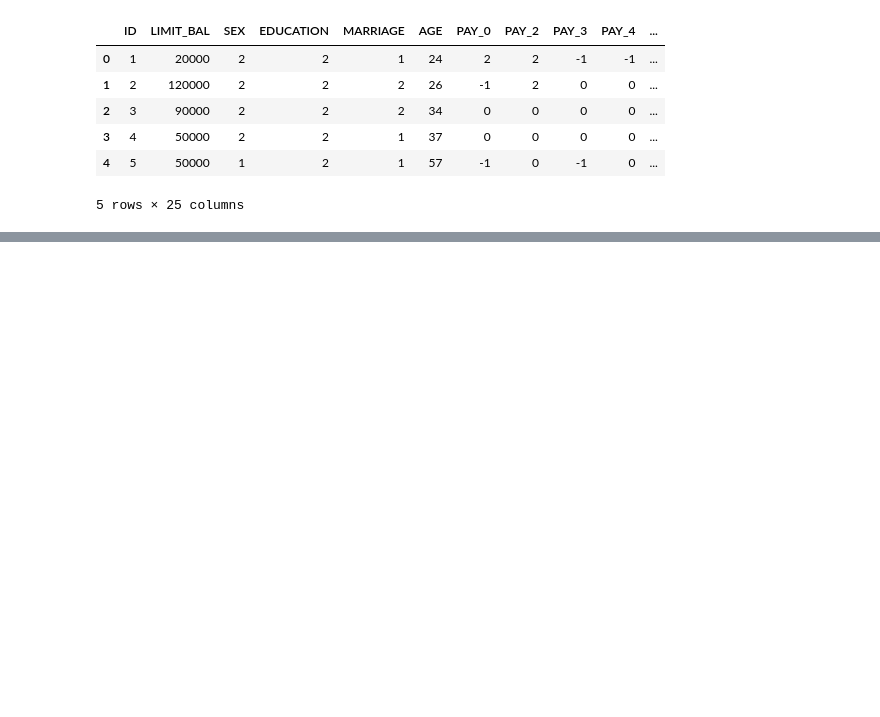
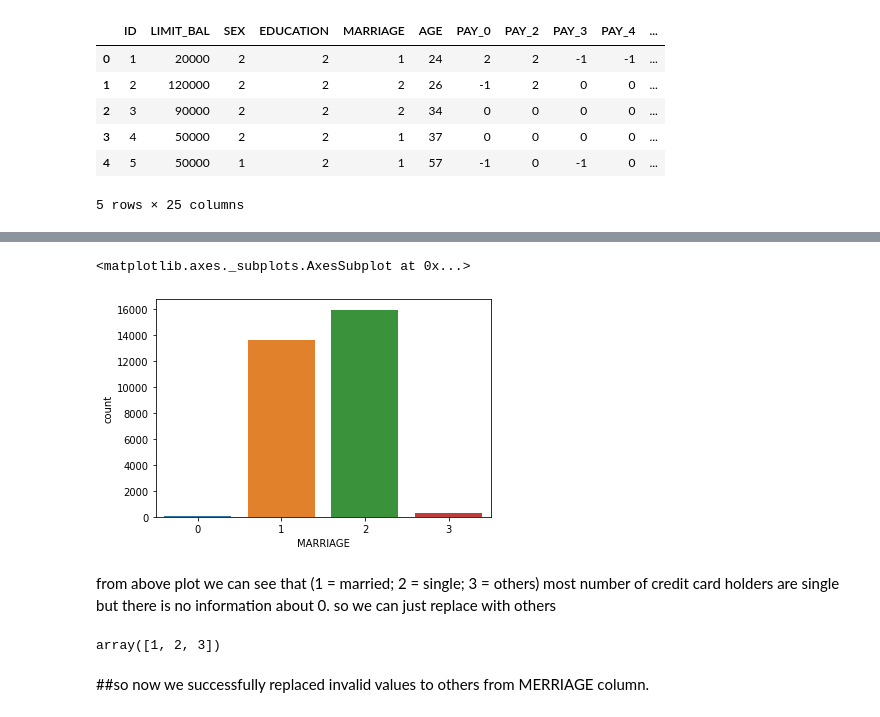
Before and after one commit to IfrazQazi/Credit-Card-Default-Prediction, a Jupyter notebook: Credit_Card_Default_Prediction.ipynb, the cells around one changed output, grey strips where cells are left out. Cells and saved outputs as stored; diff of their text form; code cells hidden in the pictures; blank space fills up the shorter version.

```diff
--- a/Credit_Card_Default_Prediction.ipynb
+++ b/Credit_Card_Default_Prediction.ipynb
@@ -76,0 +275,7 @@ df.head()
+# %%
+sns.countplot(df['MARRIAGE'])
+# %% [output]
+<matplotlib.axes._subplots.AxesSubplot at 0x...>
+[figure, added]
+# %% [markdown]
+from above plot we can see that (1 = married; 2 = single; 3 = others) most number of credit card holders are single  but there is no information about 0. so we can just replace with others
@@ -76,0 +284,6 @@ df.head()
+# %%
+df['MARRIAGE'].unique()
+# %% [output]
+array([1, 2, 3])
+# %% [markdown]
+##so now we successfully replaced invalid values to others from MERRIAGE column.
```
Also changed, not shown: parts of 42 cells of this notebook.
